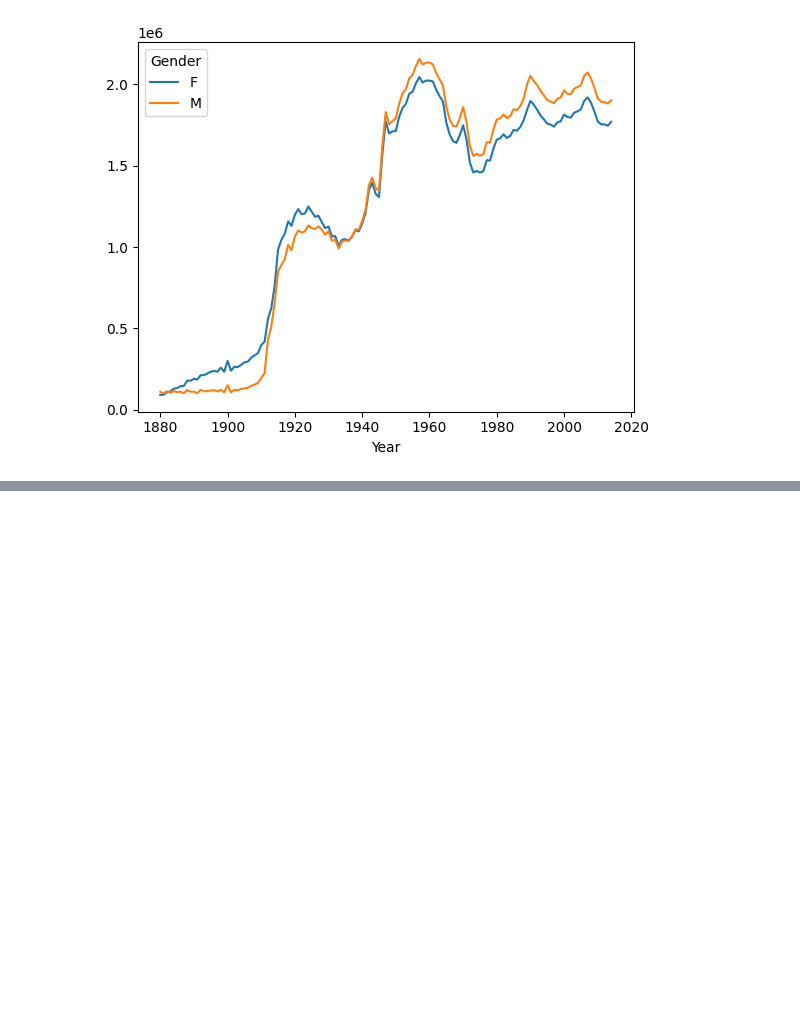
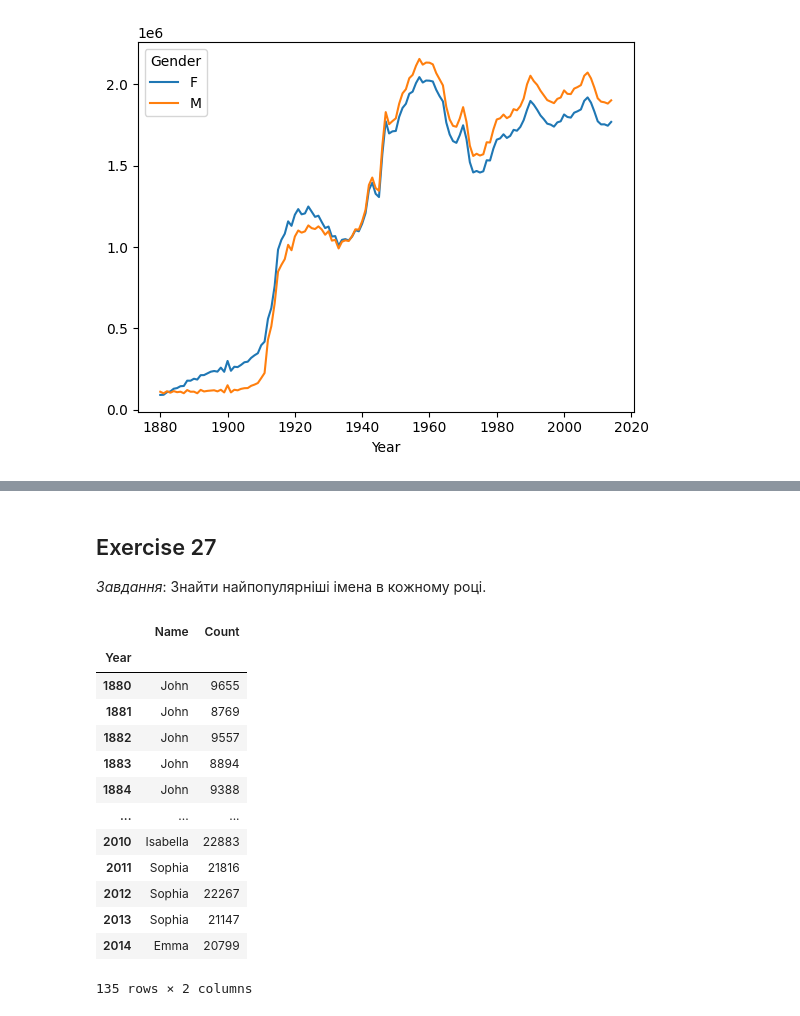
Before and after one commit to ram333n/models-of-intelligent-systems, a Jupyter notebook: Lab_3/lab_3.ipynb, the cells around one changed output, grey strips where cells are left out. Saved outputs shown, nothing was run; the diff lists cells and outputs as text; code cells hidden in the pictures; blank space fills up the shorter version.

Commit message:
Lab-3: Solve missing exercises

```diff
--- a/Lab_3/lab_3.ipynb
+++ b/Lab_3/lab_3.ipynb
@@ -147,0 +200,20 @@ birth_by_year.plot()
+# %% [markdown]
+## Exercise 27
+*Завдання*: Знайти найпопулярніші імена в кожному році.
+# %%
+df.sort_values(by=['Count'], ascending=False).groupby(['Year']).agg({'Name': 'first', 'Count': 'first'})
+# %% [output]
+|  | Name | Count |
+| Year |  |  |
+| 1880 | John | 9655 |
+| 1881 | John | 8769 |
+| 1882 | John | 9557 |
+| 1883 | John | 8894 |
+| 1884 | John | 9388 |
+| ... | ... | ... |
+| 2010 | Isabella | 22883 |
+| 2011 | Sophia | 21816 |
+| 2012 | Sophia | 22267 |
+| 2013 | Sophia | 21147 |
+| 2014 | Emma | 20799 |
+135 rows × 2 columns
```
Also changed, not shown: parts of 8 cells of this notebook.
